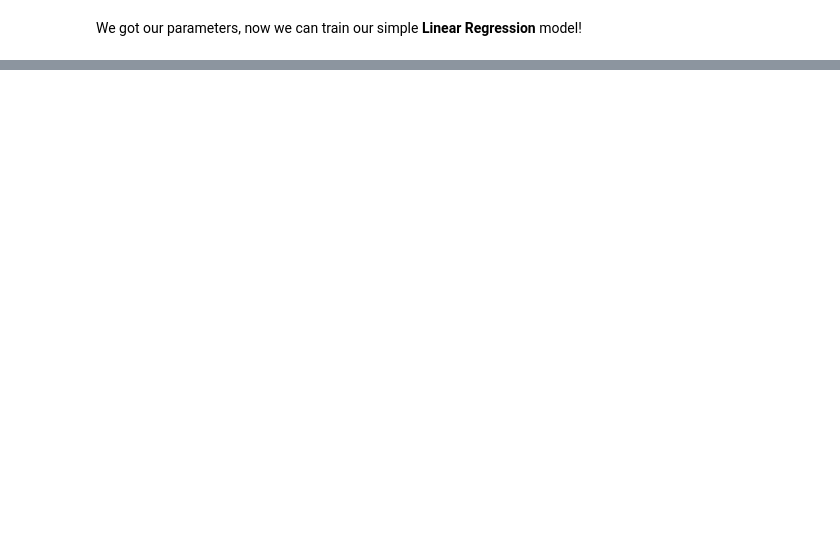
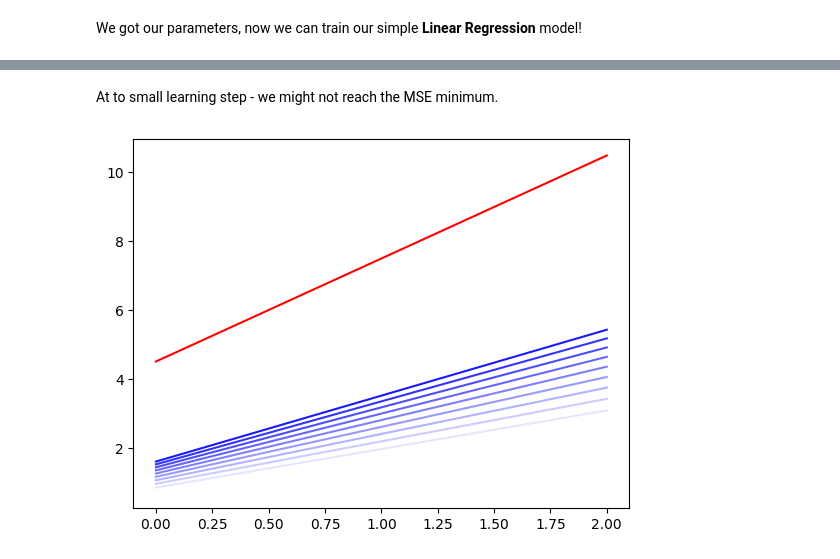
Before and after one commit to yeghor/Learning-Machine-Learning, a Jupyter notebook: jupyter_notes/Training-Models-3.ipynb, the cells around one changed output, grey strips where cells are left out. Drawn from its saved outputs; the diff is of its cells as text; code cells hidden in the pictures; blank space fills up the shorter version.

```diff
--- a/jupyter_notes/Training-Models-3.ipynb
+++ b/jupyter_notes/Training-Models-3.ipynb
@@ -68,0 +172,6 @@ plt.show()
+# %% [markdown]
+At to small learning step - we might not reach the MSE minimum.
+# %%
+plot_gradient_descent(0.01, 10, X_d, best_theta=theta)
+# %% [output]
+[figure, added]
```
Also changed, not shown: parts of 27 cells of this notebook.
